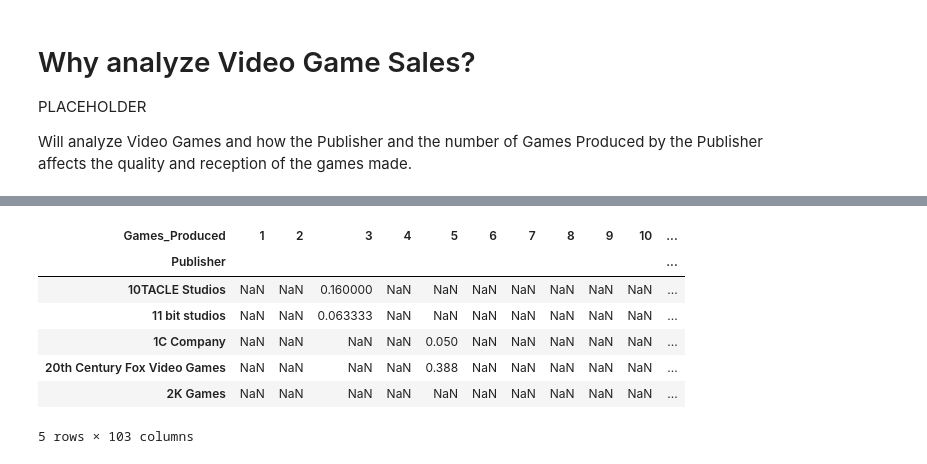
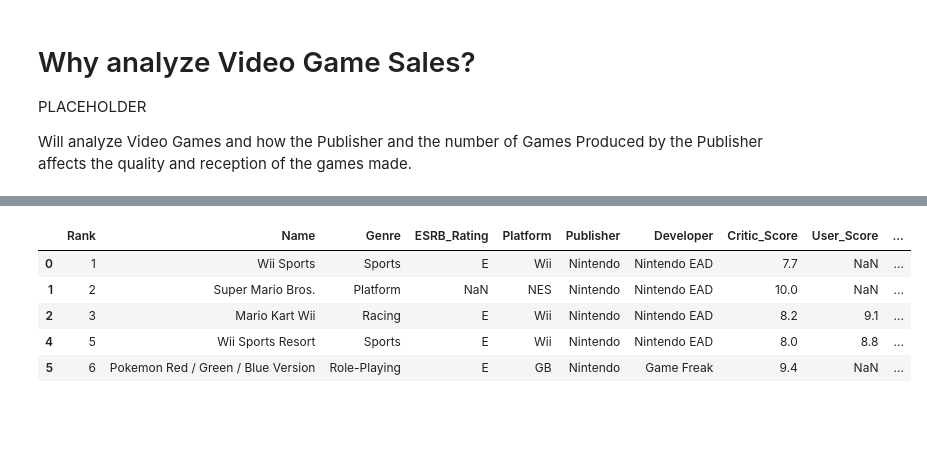
Before and after one commit to toastymcvoid/toastymcvoid.github.io, a Jupyter notebook: Final Project.ipynb, the cells around one changed output, grey strips where cells are left out. Drawn from its saved outputs; the diff is of its cells as text; code cells hidden in the pictures; blank space fills up the shorter version.

Commit message:
year vs sales

```diff
--- a/Final Project.ipynb
+++ b/Final Project.ipynb
@@ -42,0 +35,3 @@ Description of columns
+# %%
+region_df = pd.read_csv("video-games-developers.csv")
+region_df.head()
@@ -42,0 +45,6 @@ Description of columns
+# %%
+df = pd.merge(df, region_df[['Developer', 'Country']], left_on='Publisher', right_on='Developer', how='left')
+df = df.drop(['Developer_y','NA_Sales','PAL_Sales','JP_Sales','Other_Sales'], axis=1)
+df.columns = ['Rank','Name','Genre','ESRB_Rating','Platform','Publisher','Developer',
+              'Critic_Score','User_Score','Total_Shipped','Global_Sales','Year','Country']
+df.head()
@@ -53,3 +89,12 @@ Create new columns for total sales per publisher, average sale per game for publ
 # Then removes games with no sales data whatsoever.
 df['Total_Sales'] = df.Total_Shipped.fillna(0) + df.Global_Sales.fillna(0)
 df = df[df.Total_Sales != 0]
+df = df.drop(['Total_Shipped','Global_Sales',], axis=1)
+
+# Publisher sales
+df["Publisher_Sales"] = df.groupby(["Publisher"])["Total_Sales"].transform(sum)
+df = df.sort_values(by=['Publisher_Sales', 'Total_Sales'], ascending=False)
+
+# Games Produced and Average Sale per publisher per game
+df['Games_Produced'] = df.groupby(['Publisher'])['Publisher_Sales'].transform('count')
+df['Avg_Sale'] = df.Publisher_Sales / df.Games_Produced
@@ -124,11 +101,9 @@ pubavg_pivot = pubavg_df.pivot("Publisher", "Games_Produced", "Avg_Sale")
 # %%
-pubavg_pivot.head()
+df.head()
 # %% [output]
-| Games_Produced | 1 | 2 | 3 | 4 | 5 | 6 | 7 | 8 | 9 | 10 | ... |
-| Publisher |  |  |  |  |  |  |  |  |  |  | ... |
-| 10TACLE Studios | NaN | NaN | 0.160000 | NaN | NaN | NaN | NaN | NaN | NaN | NaN | ... |
-| 11 bit studios | NaN | NaN | 0.063333 | NaN | NaN | NaN | NaN | NaN | NaN | NaN | ... |
-| 1C Company | NaN | NaN | NaN | NaN | 0.050 | NaN | NaN | NaN | NaN | NaN | ... |
-| 20th Century Fox Video Games | NaN | NaN | NaN | NaN | 0.388 | NaN | NaN | NaN | NaN | NaN | ... |
-| 2K Games | NaN | NaN | NaN | NaN | NaN | NaN | NaN | NaN | NaN | NaN | ... |
+|  | Rank | Name | Genre | ESRB_Rating | Platform | Publisher | Developer | Critic_Score | User_Score | ... |
+| 0 | 1 | Wii Sports | Sports | E | Wii | Nintendo | Nintendo EAD | 7.7 | NaN | ... |
+| 1 | 2 | Super Mario Bros. | Platform | NaN | NES | Nintendo | Nintendo EAD | 10.0 | NaN | ... |
+| 2 | 3 | Mario Kart Wii | Racing | E | Wii | Nintendo | Nintendo EAD | 8.2 | 9.1 | ... |
+| 4 | 5 | Wii Sports Resort | Sports | E | Wii | Nintendo | Nintendo EAD | 8.0 | 8.8 | ... |
+| 5 | 6 | Pokemon Red / Green / Blue Version | Role-Playing | E | GB | Nintendo | Game Freak | 9.4 | NaN | ... |
-5 rows × 103 columns
```
Also changed, not shown: parts of 30 cells of this notebook, 2 other files.
